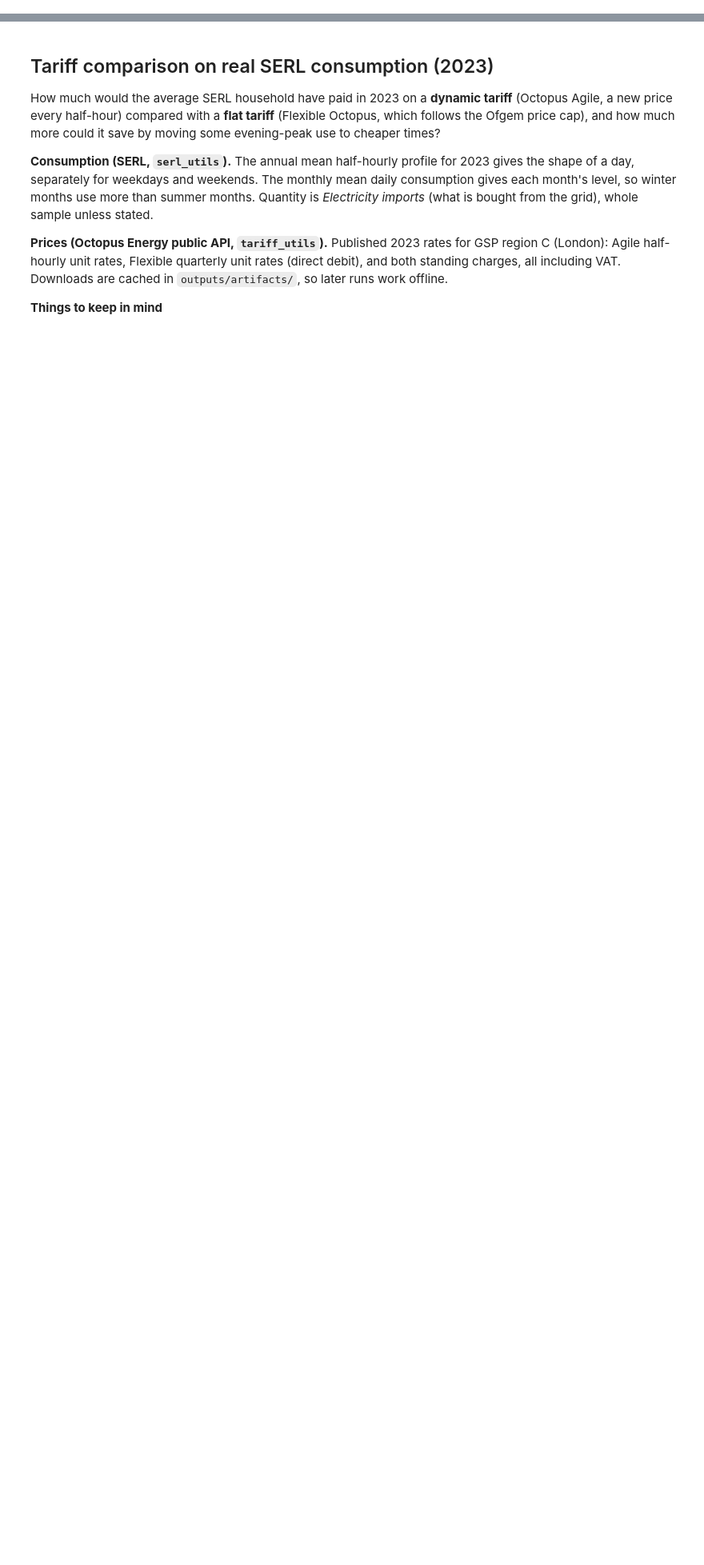
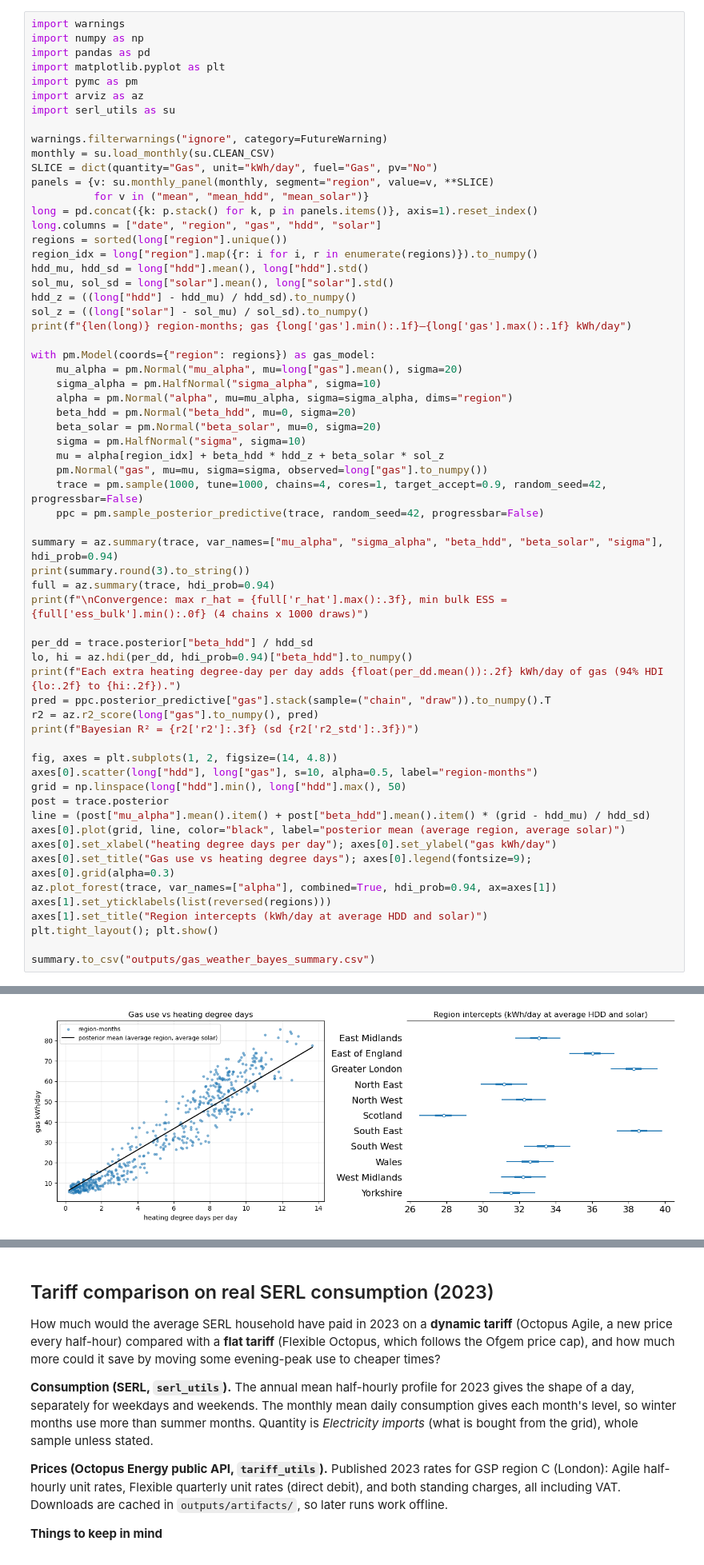
Before and after one commit to joshi-akanksha/Equitable-Energy-Load-Modeling, a Jupyter notebook: TariffSimulation.ipynb, the cells around one changed output, grey strips where cells are left out. Shown at 80% size. Drawn from its saved outputs; the diff is of its cells as text; blank space fills up the shorter version.

```diff
--- a/TariffSimulation.ipynb
+++ b/TariffSimulation.ipynb
@@ -2577,0 +18,63 @@ if __name__ == "__main__":
+# %%
+import warnings
+import numpy as np
+import pandas as pd
+import matplotlib.pyplot as plt
+import pymc as pm
+import arviz as az
+import serl_utils as su
+
+warnings.filterwarnings("ignore", category=FutureWarning)
+monthly = su.load_monthly(su.CLEAN_CSV)
+SLICE = dict(quantity="Gas", unit="kWh/day", fuel="Gas", pv="No")
+panels = {v: su.monthly_panel(monthly, segment="region", value=v, **SLICE)
+          for v in ("mean", "mean_hdd", "mean_solar")}
+long = pd.concat({k: p.stack() for k, p in panels.items()}, axis=1).reset_index()
+long.columns = ["date", "region", "gas", "hdd", "solar"]
+regions = sorted(long["region"].unique())
+region_idx = long["region"].map({r: i for i, r in enumerate(regions)}).to_numpy()
+hdd_mu, hdd_sd = long["hdd"].mean(), long["hdd"].std()
+sol_mu, sol_sd = long["solar"].mean(), long["solar"].std()
+hdd_z = ((long["hdd"] - hdd_mu) / hdd_sd).to_numpy()
+sol_z = ((long["solar"] - sol_mu) / sol_sd).to_numpy()
+print(f"{len(long)} region-months; gas {long['gas'].min():.1f}–{long['gas'].max():.1f} kWh/day")
+
+with pm.Model(coords={"region": regions}) as gas_model:
+    mu_alpha = pm.Normal("mu_alpha", mu=long["gas"].mean(), sigma=20)
+    sigma_alpha = pm.HalfNormal("sigma_alpha", sigma=10)
+    alpha = pm.Normal("alpha", mu=mu_alpha, sigma=sigma_alpha, dims="region")
+    beta_hdd = pm.Normal("beta_hdd", mu=0, sigma=20)
+    beta_solar = pm.Normal("beta_solar", mu=0, sigma=20)
+    sigma = pm.HalfNormal("sigma", sigma=10)
+    mu = alpha[region_idx] + beta_hdd * hdd_z + beta_solar * sol_z
+    pm.Normal("gas", mu=mu, sigma=sigma, observed=long["gas"].to_numpy())
+    trace = pm.sample(1000, tune=1000, chains=4, cores=1, target_accept=0.9, random_seed=42, progressbar=False)
+    ppc = pm.sample_posterior_predictive(trace, random_seed=42, progressbar=False)
+
+summary = az.summary(trace, var_names=["mu_alpha", "sigma_alpha", "beta_hdd", "beta_solar", "sigma"], hdi_prob=0.94)
+print(summary.round(3).to_string())
+full = az.summary(trace, hdi_prob=0.94)
+print(f"\nConvergence: max r_hat = {full['r_hat'].max():.3f}, min bulk ESS = {full['ess_bulk'].min():.0f} (4 chains x 1000 draws)")
+
+per_dd = trace.posterior["beta_hdd"] / hdd_sd
+lo, hi = az.hdi(per_dd, hdi_prob=0.94)["beta_hdd"].to_numpy()
+print(f"Each extra heating degree-day per day adds {float(per_dd.mean()):.2f} kWh/day of gas (94% HDI {lo:.2f} to {hi:.2f}).")
+pred = ppc.posterior_predictive["gas"].stack(sample=("chain", "draw")).to_numpy().T
+r2 = az.r2_score(long["gas"].to_numpy(), pred)
+print(f"Bayesian R² = {r2['r2']:.3f} (sd {r2['r2_std']:.3f})")
+
+fig, axes = plt.subplots(1, 2, figsize=(14, 4.8))
+axes[0].scatter(long["hdd"], long["gas"], s=10, alpha=0.5, label="region-months")
+grid = np.linspace(long["hdd"].min(), long["hdd"].max(), 50)
+post = trace.posterior
+line = (post["mu_alpha"].mean().item() + post["beta_hdd"].mean().item() * (grid - hdd_mu) / hdd_sd)
+axes[0].plot(grid, line, color="black", label="posterior mean (average region, average solar)")
+axes[0].set_xlabel("heating degree days per day"); axes[0].set_ylabel("gas kWh/day")
+axes[0].set_title("Gas use vs heating degree days"); axes[0].legend(fontsize=9); axes[0].grid(alpha=0.3)
+az.plot_forest(trace, var_names=["alpha"], combined=True, hdi_prob=0.94, ax=axes[1])
+axes[1].set_yticklabels(list(reversed(regions)))
+axes[1].set_title("Region intercepts (kWh/day at average HDD and solar)")
+plt.tight_layout(); plt.show()
+
+summary.to_csv("outputs/gas_weather_bayes_summary.csv")
+# %% [output]
@@ -2577,0 +97 @@ if __name__ == "__main__":
+[figure, added]
```
Also changed, not shown: parts of 21 cells of this notebook.
